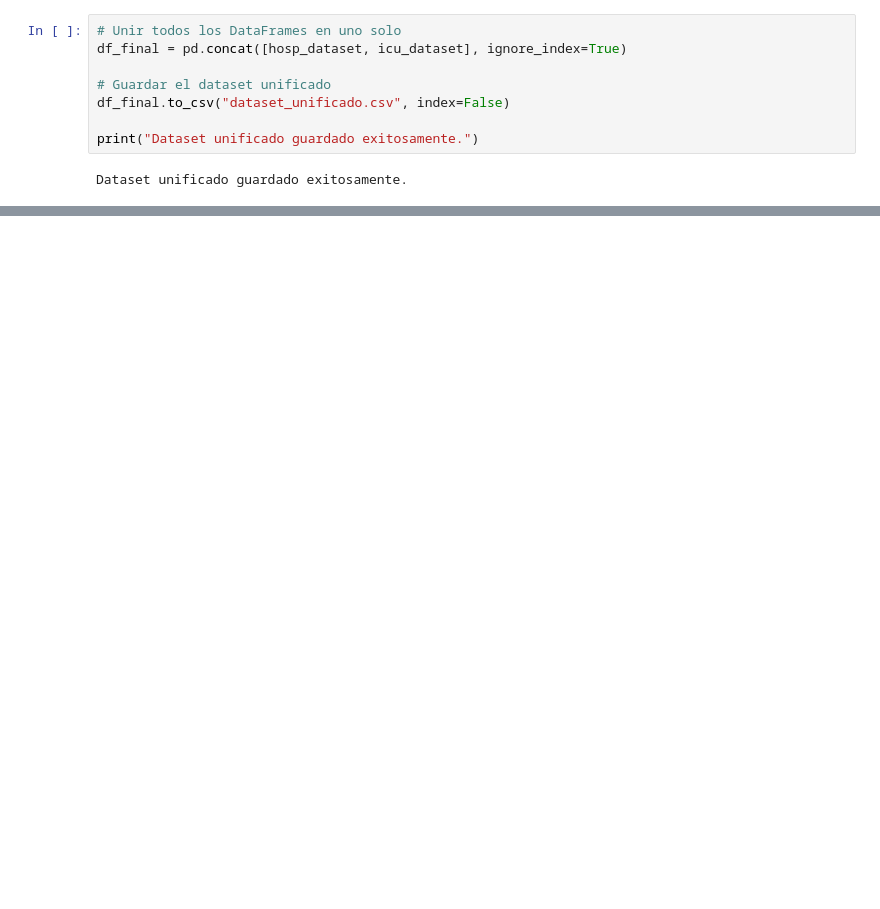
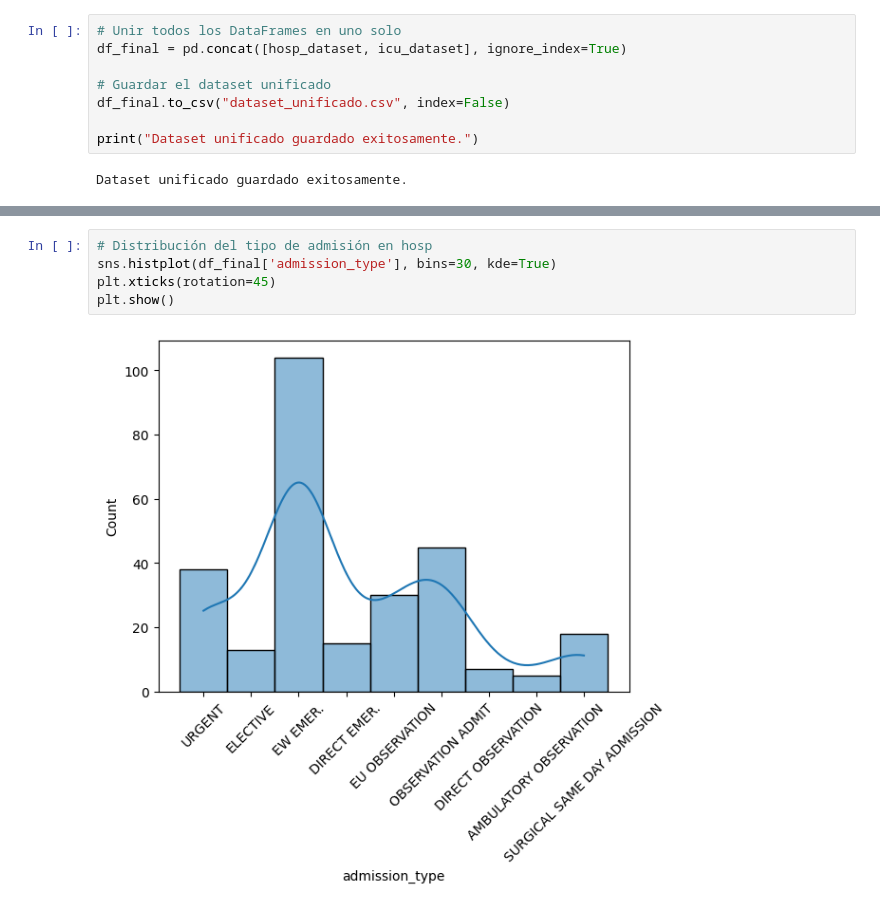
Before and after one commit to ugritai/medicalReports, a Jupyter notebook: preprocessing.ipynb, the cells around one changed output, grey strips where cells are left out. Cells and saved outputs as stored; diff of their text form; blank space fills up the shorter version.

```diff
--- a/preprocessing.ipynb
+++ b/preprocessing.ipynb
@@ -102,0 +300,7 @@ Dataset unificado guardado exitosamente.
+# %%
+# Distribución del tipo de admisión en hosp
+sns.histplot(df_final['admission_type'], bins=30, kde=True)
+plt.xticks(rotation=45)
+plt.show()
+# %% [output]
+[figure, added]
```
Also changed, not shown: parts of 27 cells of this notebook, 1 other file.
